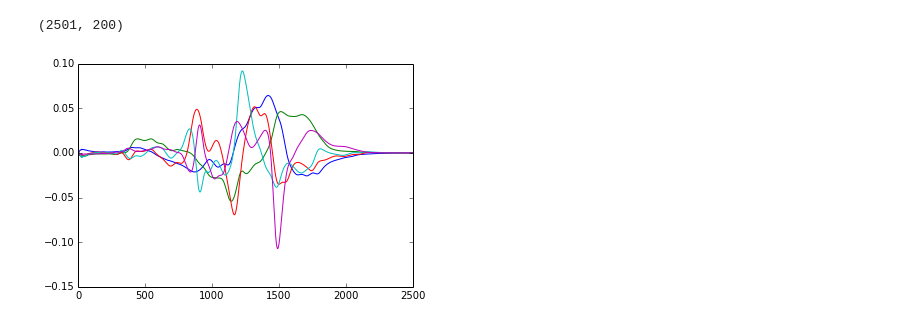
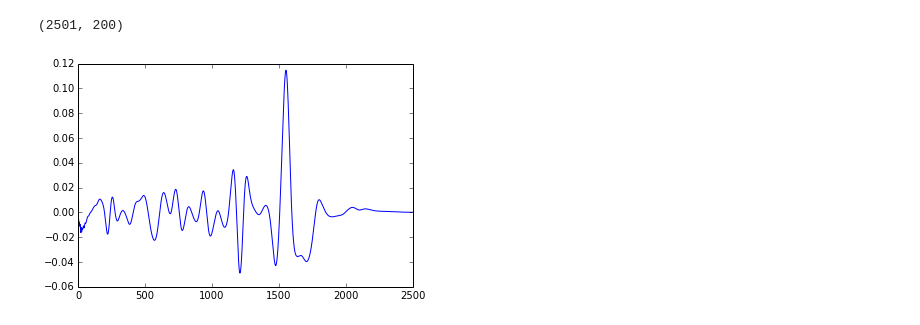
Before and after one commit to bfollinprm/cmbfittest, a Jupyter notebook: src/test.ipynb, the cells around one changed output. Cells and saved outputs as stored; diff of their text form; code cells hidden in the pictures.

```diff
--- a/src/test.ipynb
+++ b/src/test.ipynb
@@ -55,9 +64,9 @@ lda = compression_scheme.compression_scheme('max_cov', dcldphi = primordial.dcld
 # %%
 lda.get_compression_modes()
 # %%
-plot(lda.modes[:,:5]);
+plot(lda.modes[5:,19]);
 # %% [output]
-[figure, old version]
+[figure, new version]
 # %%
 import simulate
 from numpy.random import multivariate_normal as normal
```
Also changed, not shown: parts of 23 cells of this notebook.
